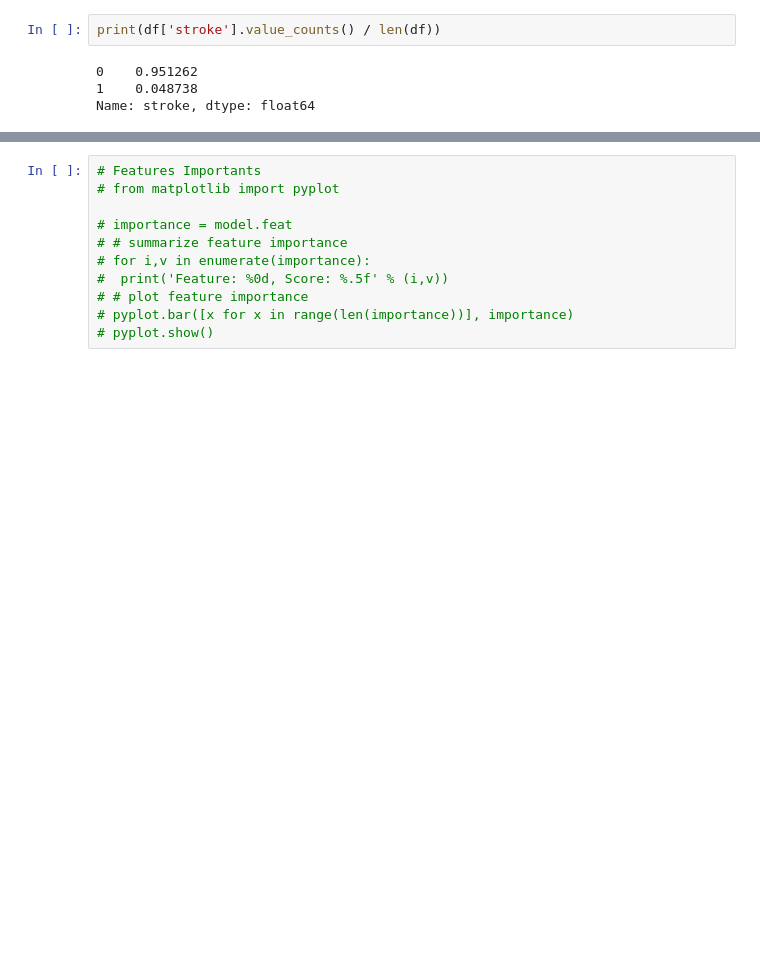
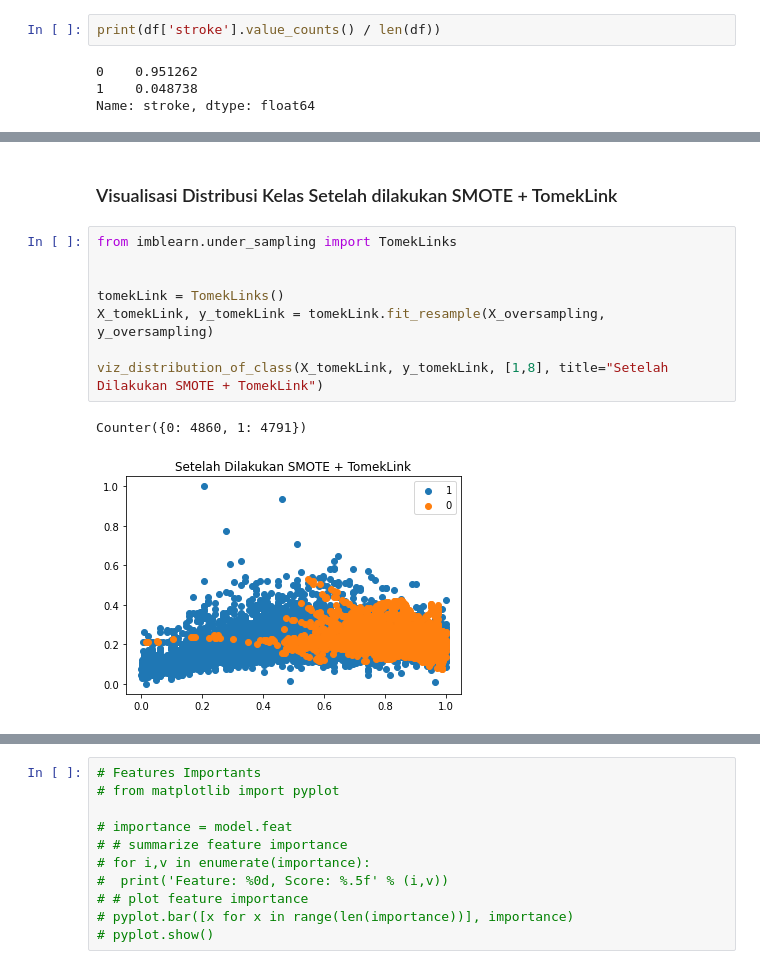
Before and after one commit to fathrahh/skripsi, a Jupyter notebook: optimazing-knn copy.ipynb, the cells around one changed output, grey strips where cells are left out. Cells and saved outputs as stored; diff of their text form; blank space fills up the shorter version.

```diff
--- a/optimazing-knn copy.ipynb
+++ b/optimazing-knn copy.ipynb
@@ -192,0 +194,13 @@ Test score: 0.8095238095238095
+# %% [markdown]
+### Visualisasi Distribusi Kelas Setelah dilakukan SMOTE + TomekLink
+# %%
+from imblearn.under_sampling import TomekLinks
+
+
+tomekLink = TomekLinks()
+X_tomekLink, y_tomekLink = tomekLink.fit_resample(X_oversampling, y_oversampling)
+
+viz_distribution_of_class(X_tomekLink, y_tomekLink, [1,8], title="Setelah Dilakukan SMOTE + TomekLink")
+# %% [output]
+Counter({0: 4860, 1: 4791})
+[figure, added]
```
Also changed, not shown: parts of 20 cells of this notebook, 7 other files.
